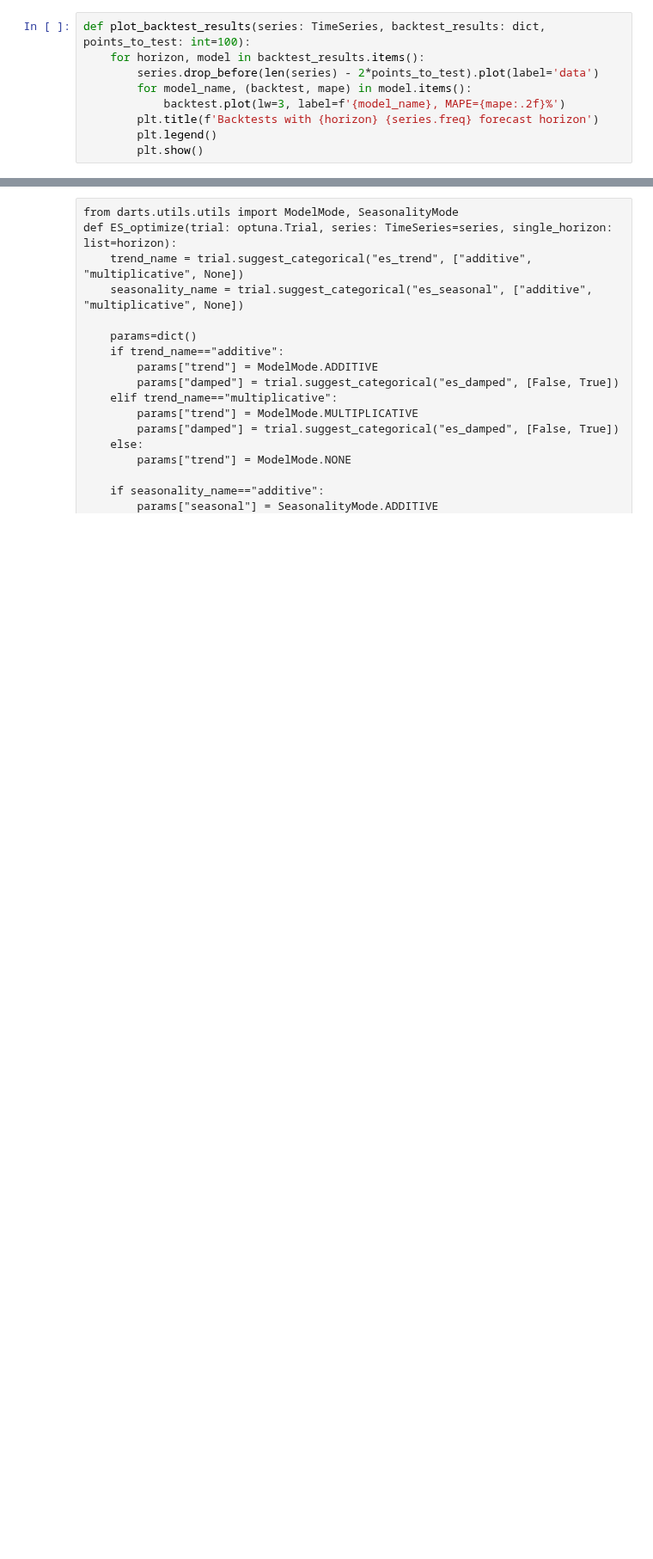
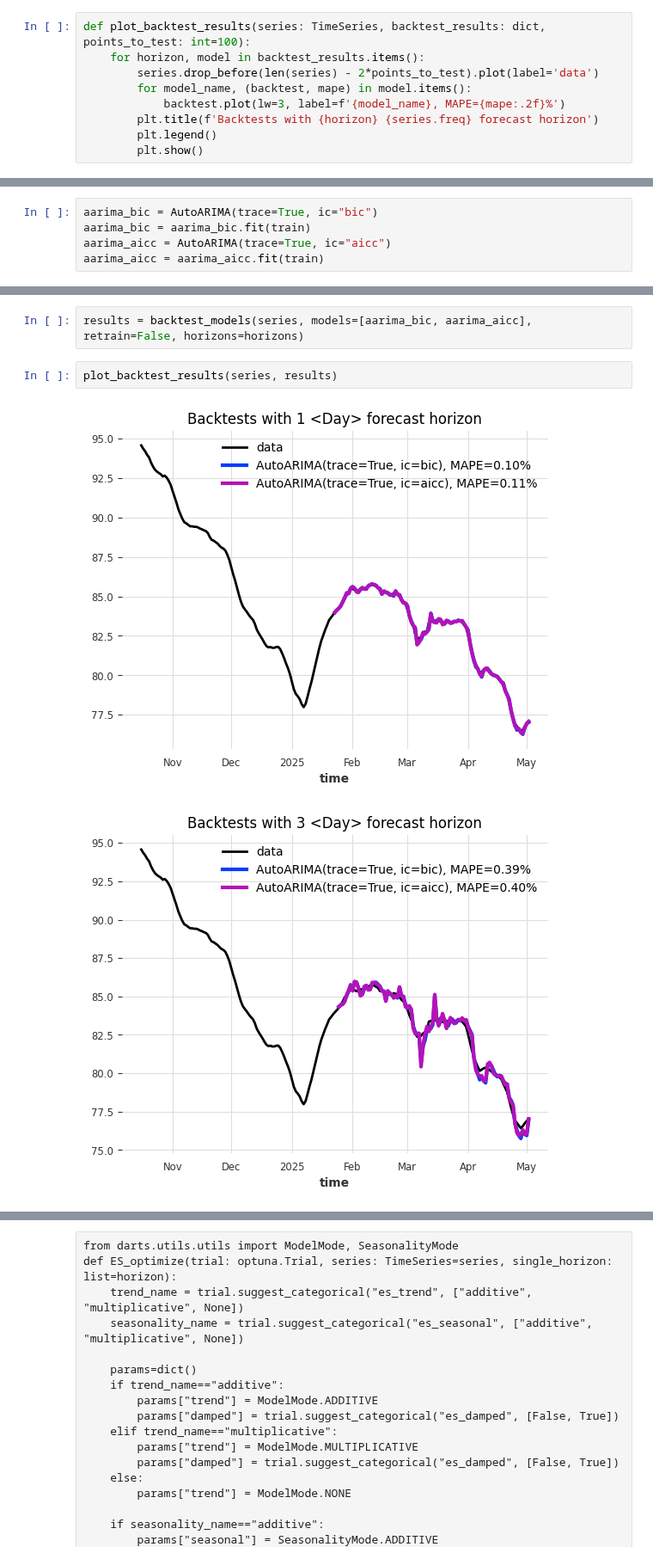
Before and after one commit to GothamAnalytics-7/ASTP, a Jupyter notebook: notebooks/ASTP_Parte2_ClassicModels.ipynb, the cells around one changed output, grey strips where cells are left out. Shown at 86% size. Drawn from its saved outputs; the diff is of its cells as text; blank space fills up the shorter version.

```diff
--- a/notebooks/ASTP_Parte2_ClassicModels.ipynb
+++ b/notebooks/ASTP_Parte2_ClassicModels.ipynb
@@ -184,0 +272,5 @@ plot_backtest_results(series, results)
+# %%
+aarima_bic = AutoARIMA(trace=True, ic="bic")
+aarima_bic = aarima_bic.fit(train)
+aarima_aicc = AutoARIMA(trace=True, ic="aicc")
+aarima_aicc = aarima_aicc.fit(train)
@@ -184,0 +295,7 @@ plot_backtest_results(series, results)
+# %%
+results = backtest_models(series, models=[aarima_bic, aarima_aicc], retrain=False, horizons=horizons)
+# %%
+plot_backtest_results(series, results)
+# %% [output]
+[figure, added]
+[figure, added]
```
Also changed, not shown: parts of 42 cells of this notebook, 2 other files.
